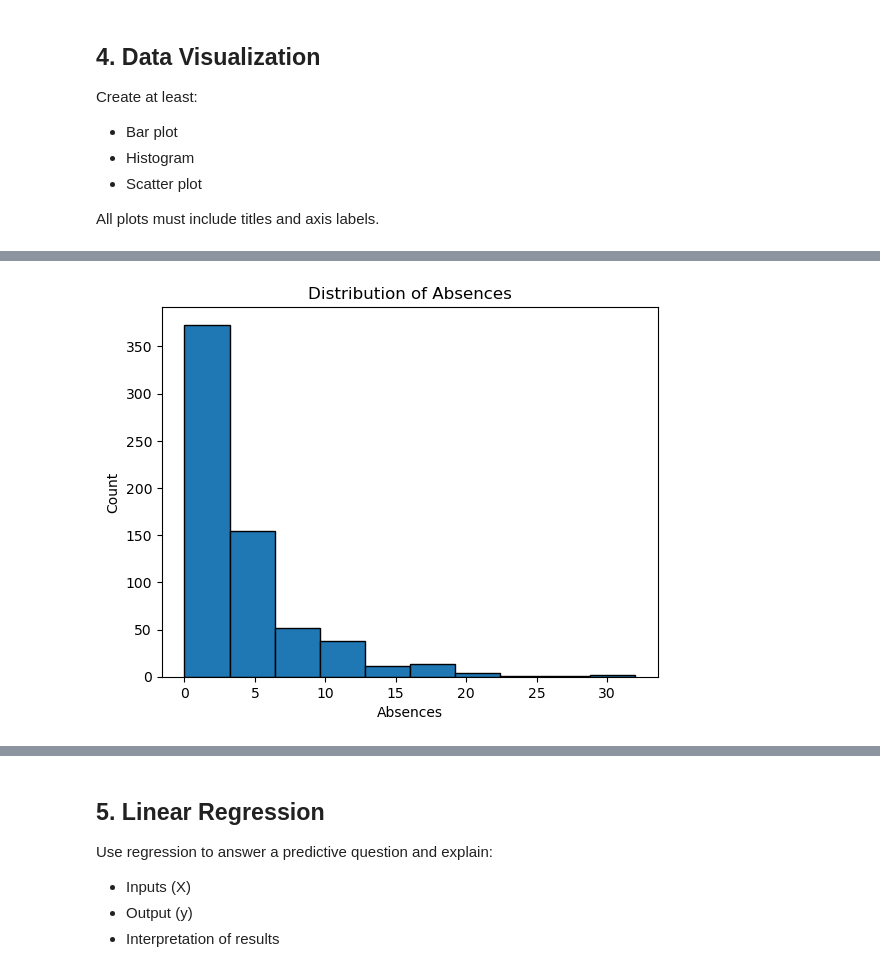
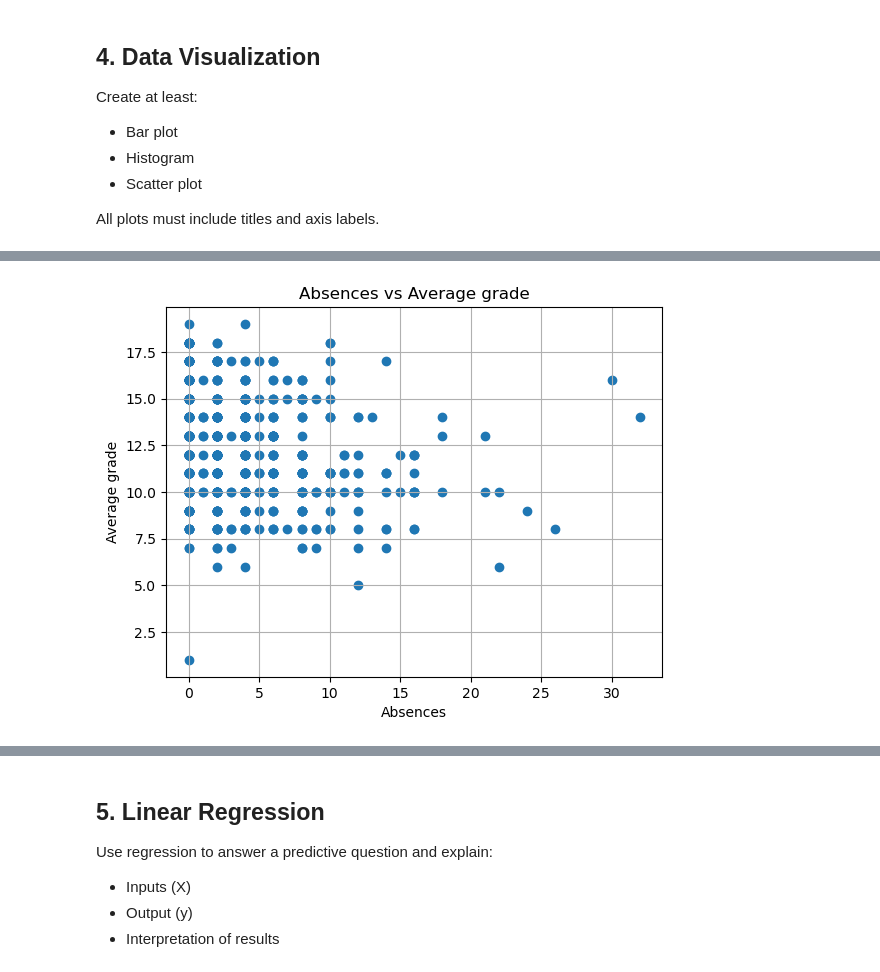
Before and after one commit to VPL1000/CSE-532-Project, a Jupyter notebook: CSE532Project.ipynb, the cells around one changed output, grey strips where cells are left out. Saved outputs shown, nothing was run; the diff lists cells and outputs as text; code cells hidden in the pictures.

```diff
--- a/CSE532Project.ipynb
+++ b/CSE532Project.ipynb
@@ -244,12 +198,11 @@ plt.show()
-# %%
-#histogram
-
-plt.hist(df['absences'], bins=10, edgecolor='black')
-
-plt.title('Distribution of Absences')
-plt.xlabel('Absences')
-plt.ylabel('Count')
-
-plt.show()
-# %% [output]
-[figure, removed]
+# %%
+#scatter
+plt.scatter(df['absences'], df['G3'])
+plt.title('Absences vs Average grade')
+plt.xlabel('Absences')
+plt.ylabel('Average grade')
+plt.grid(True)
+
+plt.show()
+# %% [output]
+[figure, added]
```
Also changed, not shown: parts of 17 cells of this notebook.
